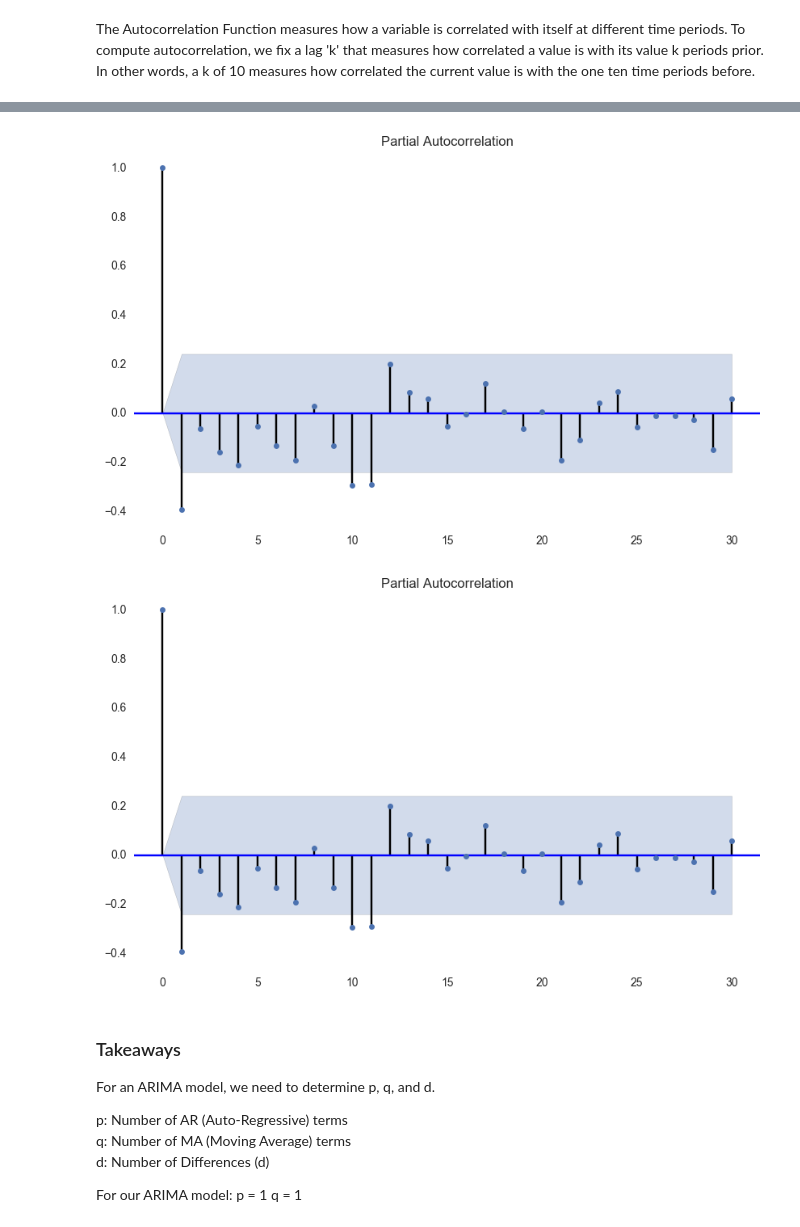
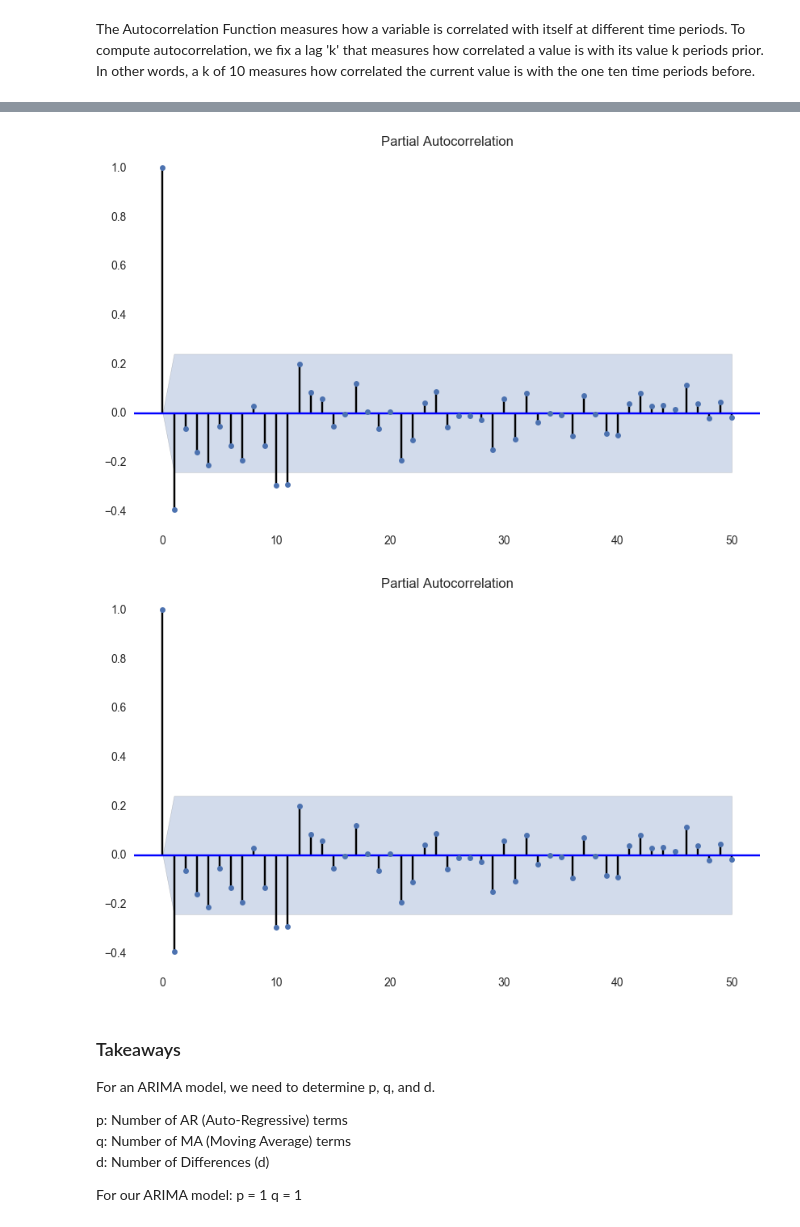
Before and after one commit to sarahesultan/reviews-analysis, a Jupyter notebook: full-review-set-clothingshoesjewelry.ipynb, the cells around one changed output, grey strips where cells are left out. Cells and saved outputs as stored; diff of their text form; code cells hidden in the pictures.

```diff
--- a/full-review-set-clothingshoesjewelry.ipynb
+++ b/full-review-set-clothingshoesjewelry.ipynb
@@ -668,8 +668,8 @@ plot_acf(ts_log_diff,lags=30)
 # %%
-plot_pacf(ts_log_diff,lags=30)
+plot_pacf(ts_log_diff,lags=50)
 # %% [output]
-[figure, old version]
+[figure, new version]
-[figure, old version]
+[figure, new version]
 # %% [markdown]
 ### Takeaways
 For an ARIMA model, we need to determine p, q, and d.
```
Also changed, not shown: parts of 6 cells of this notebook.
